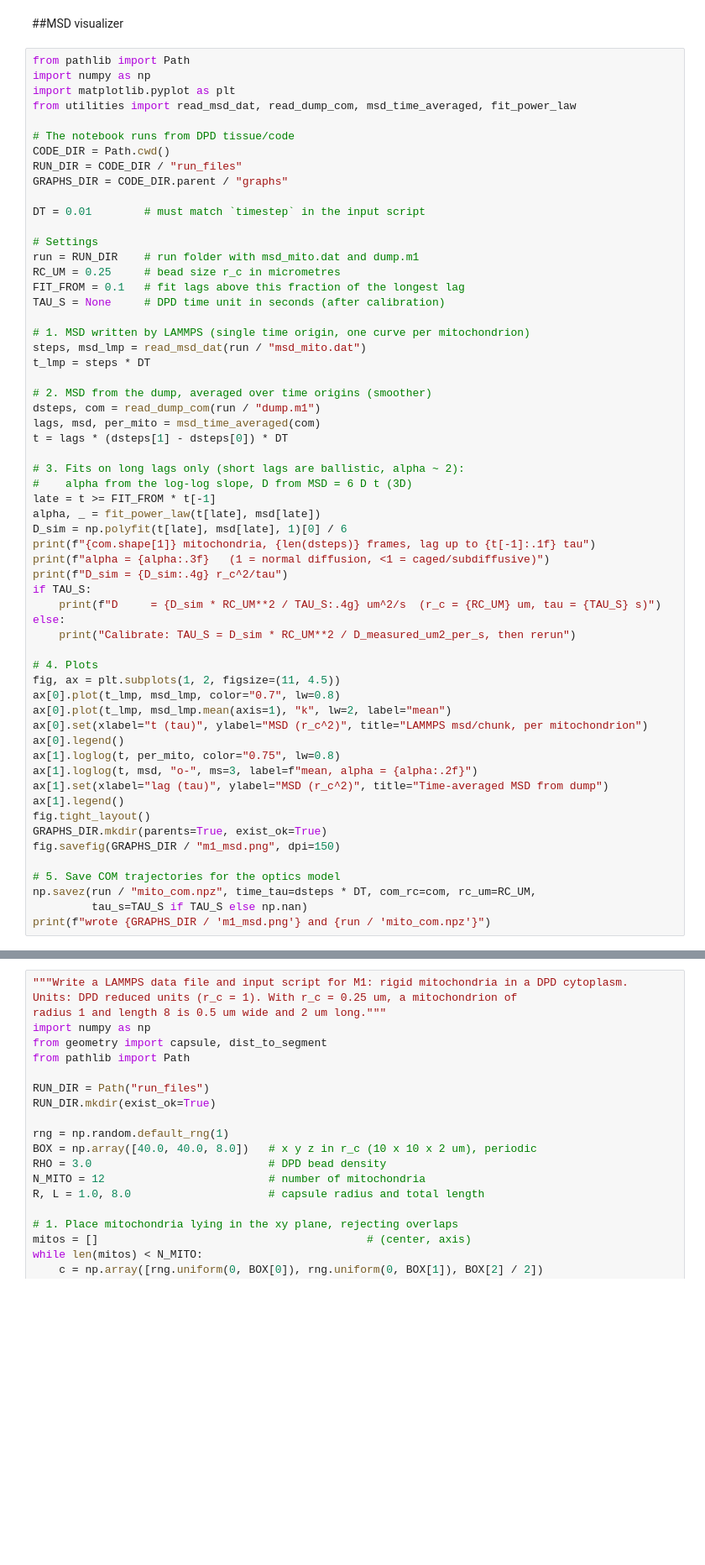
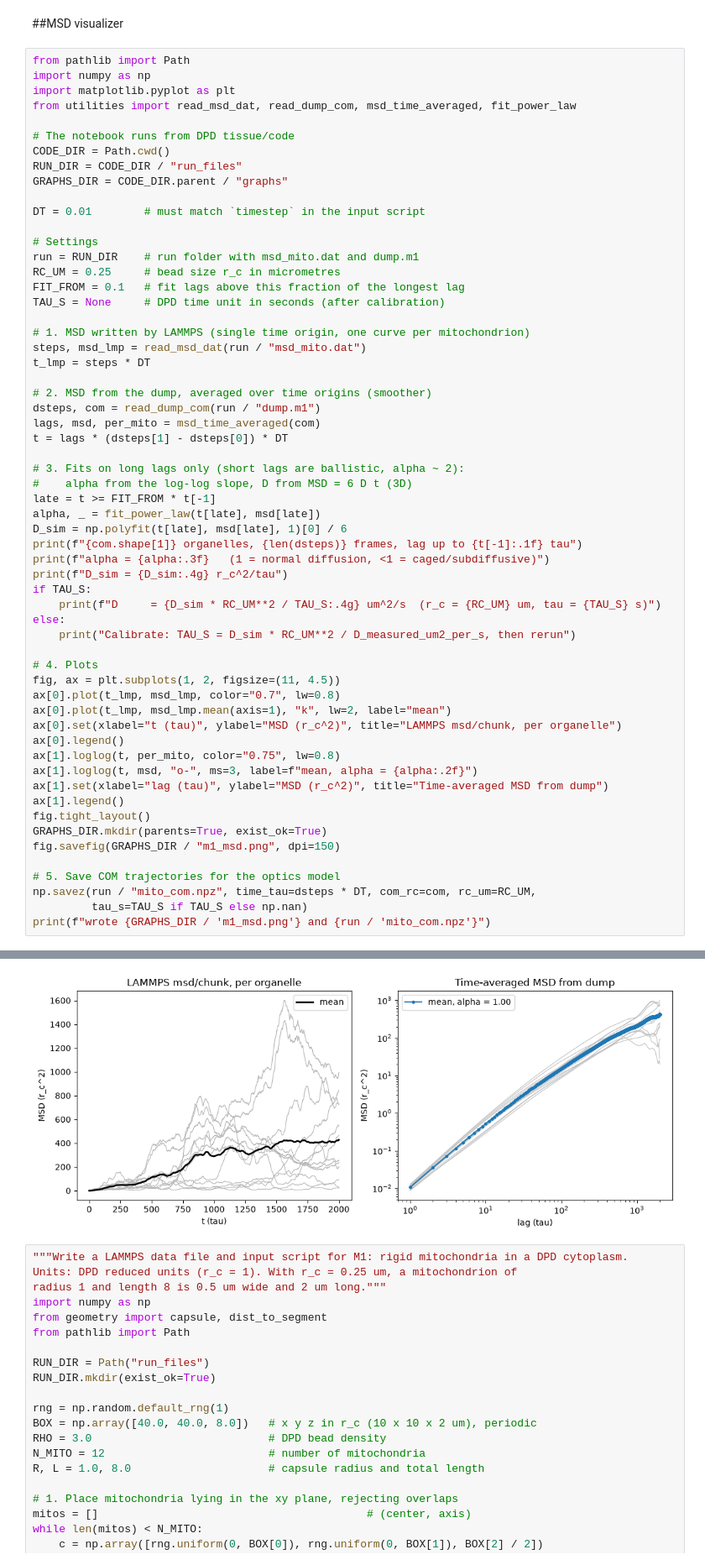
Before and after one commit to Andrecs05/Simulation_BioTissue_FBDHS, a Jupyter notebook: DPD tissue/code/config_generator_tests.ipynb, the cells around one changed output, grey strips where cells are left out. Shown at 84% size. Cells and saved outputs as stored; diff of their text form; blank space fills up the shorter version.

```diff
--- a/DPD tissue/code/config_generator_tests.ipynb
+++ b/DPD tissue/code/config_generator_tests.ipynb
@@ -35,7 +35,7 @@ t = lags * (dsteps[1] - dsteps[0]) * DT
 late = t >= FIT_FROM * t[-1]
 alpha, _ = fit_power_law(t[late], msd[late])
 D_sim = np.polyfit(t[late], msd[late], 1)[0] / 6
-print(f"{com.shape[1]} mitochondria, {len(dsteps)} frames, lag up to {t[-1]:.1f} tau")
+print(f"{com.shape[1]} organelles, {len(dsteps)} frames, lag up to {t[-1]:.1f} tau")
 print(f"alpha = {alpha:.3f}   (1 = normal diffusion, <1 = caged/subdiffusive)")
 print(f"D_sim = {D_sim:.4g} r_c^2/tau")
 if TAU_S:
@@ -47,7 +47,7 @@ else:
 fig, ax = plt.subplots(1, 2, figsize=(11, 4.5))
 ax[0].plot(t_lmp, msd_lmp, color="0.7", lw=0.8)
 ax[0].plot(t_lmp, msd_lmp.mean(axis=1), "k", lw=2, label="mean")
-ax[0].set(xlabel="t (tau)", ylabel="MSD (r_c^2)", title="LAMMPS msd/chunk, per mitochondrion")
+ax[0].set(xlabel="t (tau)", ylabel="MSD (r_c^2)", title="LAMMPS msd/chunk, per organelle")
 ax[0].legend()
 ax[1].loglog(t, per_mito, color="0.75", lw=0.8)
 ax[1].loglog(t, msd, "o-", ms=3, label=f"mean, alpha = {alpha:.2f}")
@@ -61,3 +61,4 @@ fig.savefig(GRAPHS_DIR / "m1_msd.png", dpi=150)
 np.savez(run / "mito_com.npz", time_tau=dsteps * DT, com_rc=com, rc_um=RC_UM,
          tau_s=TAU_S if TAU_S else np.nan)
 print(f"wrote {GRAPHS_DIR / 'm1_msd.png'} and {run / 'mito_com.npz'}")
+# %% [output]
@@ -64,3 +70,4 @@ print(f"wrote {GRAPHS_DIR / 'm1_msd.png'} and {run / 'mito_com.npz'}")
+[figure, added]
 # %%
 """Write a LAMMPS data file and input script for M1: rigid mitochondria in a DPD cytoplasm.
 Units: DPD reduced units (r_c = 1). With r_c = 0.25 um, a mitochondrion of
```
Also changed, not shown: parts of 1 cell of this notebook, 2 other files.
